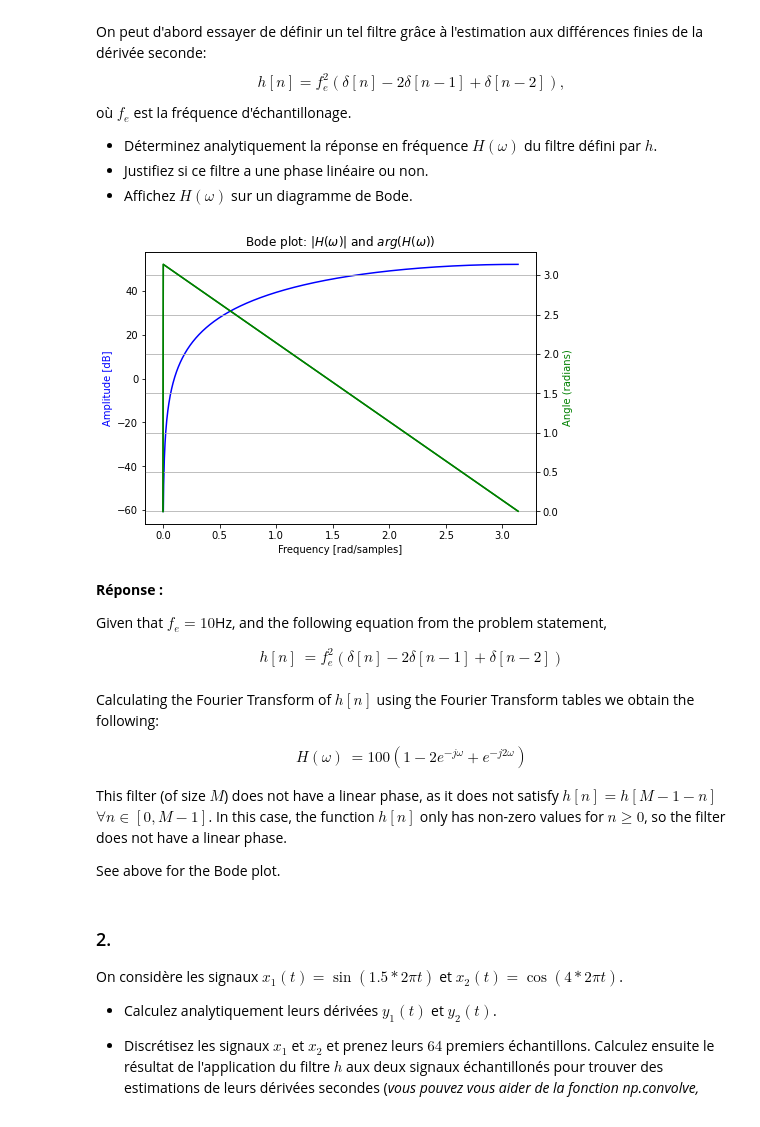
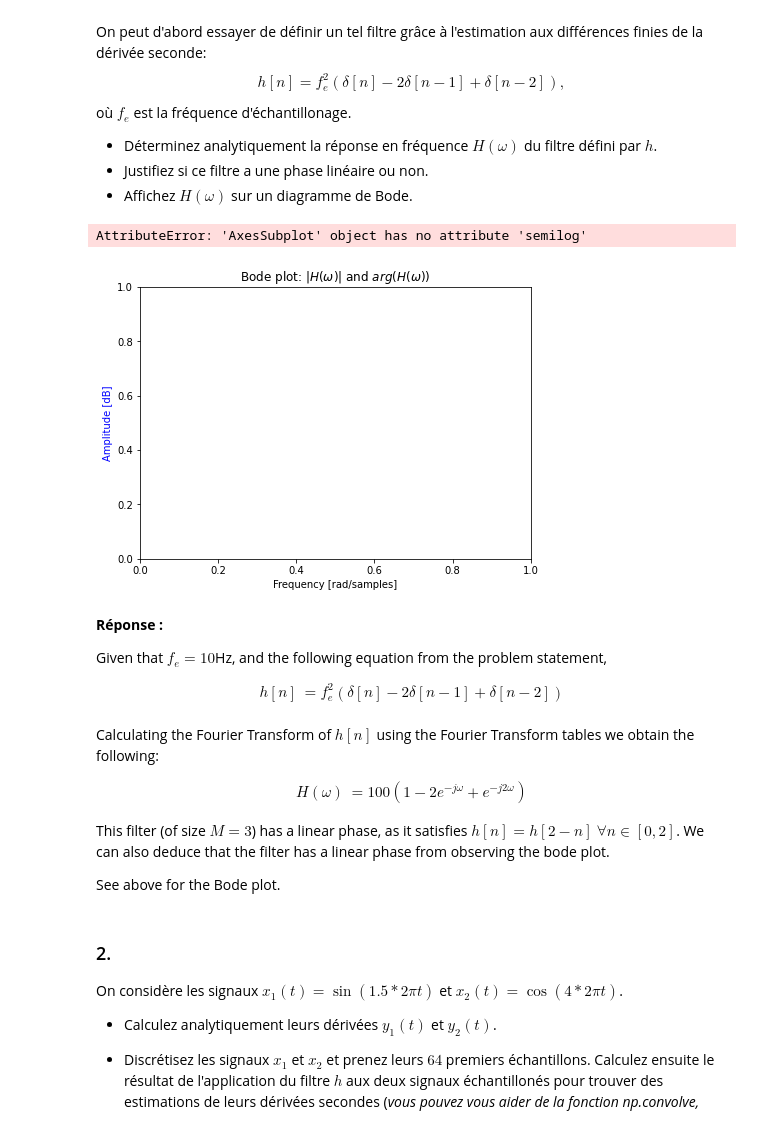
Before and after one commit to ArdenDiak/EE_350, a Jupyter notebook: Lab5/lab5.ipynb, the cells around one changed output. Saved outputs shown, nothing was run; the diff lists cells and outputs as text; code cells hidden in the pictures.

```diff
--- a/Lab5/lab5.ipynb
+++ b/Lab5/lab5.ipynb
@@ -33,30 +34,34 @@ où $f_e$ est la fréquence d'échantillonage.
 # %%
 def dB(x):
     return 20 * np.log10(abs(x))
 
+def normVect(v):
+    v /= np.linalg.norm(v)
+
 b= np.array([100, -200, 100])
-a= np.array([1])
+a= np.array([1, 0, 0])
 
 N_points= 1024
 w, h= signal.freqz(b,a,N_points)
+angles_rad = np.unwrap(np.angle(h))
 
 fig, ax1 = plt.subplots(1,1,figsize=(7,5))
 
 ax1.set_xlabel('Frequency [rad/samples]')
 ax1.set_ylabel('Amplitude [dB]', color='b')
 ax1.set_title('Bode plot: $|H(\omega)|$ and $arg(H(\omega))$')
-ax1.plot(w, dB(h), color='b')
+ax1.loglog(w, dB(h), color='b')
 
 ax2 = ax1.twinx()
-angles_rad = np.unwrap(np.angle(h))
-ax2.plot(w, angles_rad, 'g')
+ax2.semilog(w, angles_rad, 'g')
 ax2.set_ylabel('Angle (radians)', color='g')
 ax2.plot(w, angles_rad, color='g')
 ax2.grid()
 
 plt.show()
 # %% [output]
+AttributeError: 'AxesSubplot' object has no attribute 'semilog'
-[figure, old version]
+[figure, new version]
 # %% [markdown]
 **Réponse :**
 
@@ -74,7 +79,7 @@ H(\omega) &= 100(1-2e^{-j\omega}+e^{-j2\omega})
 \end{align}
 $$
 
-This filter (of size $M$) does not have a linear phase, as it does not satisfy $h[n]= h[M-1-n]$  $\forall n\in [0,M-1]$. In this case, the function $h[n]$ only has non-zero values for $n\geq 0$, so the filter does not have a linear phase.
+This filter (of size $M=3$) has a linear phase, as it satisfies $h[n]= h[2-n]$  $\forall n\in [0,2]$. We can also deduce that the filter has a linear phase from observing the bode plot.
 
 See above for the Bode plot.
 # %% [markdown]
```
Also changed, not shown: parts of 16 cells of this notebook.
